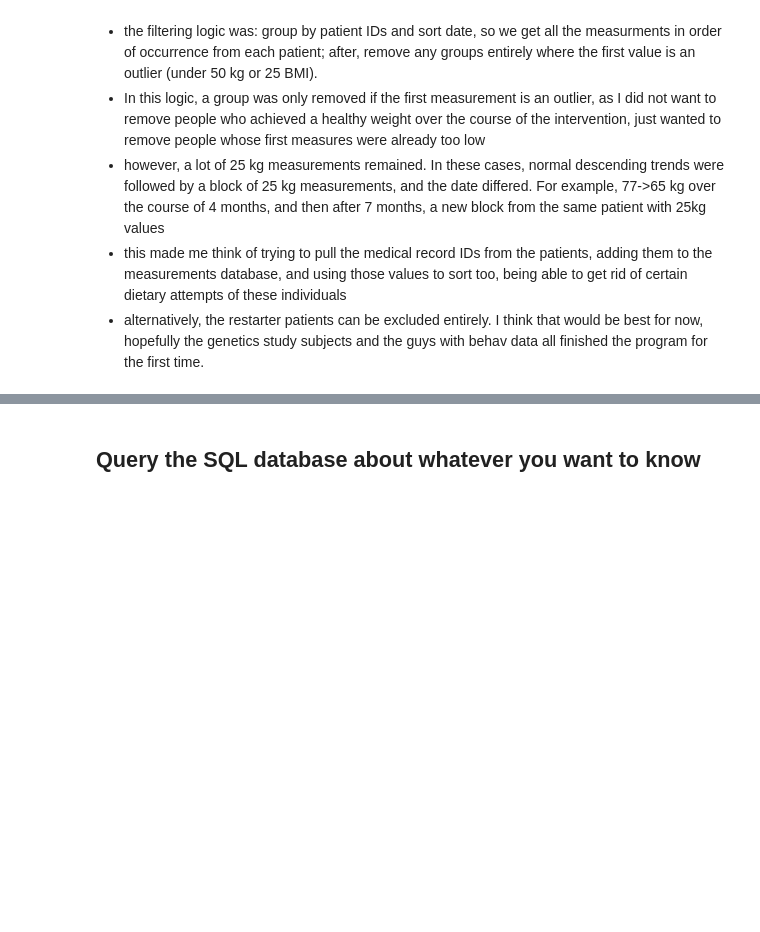
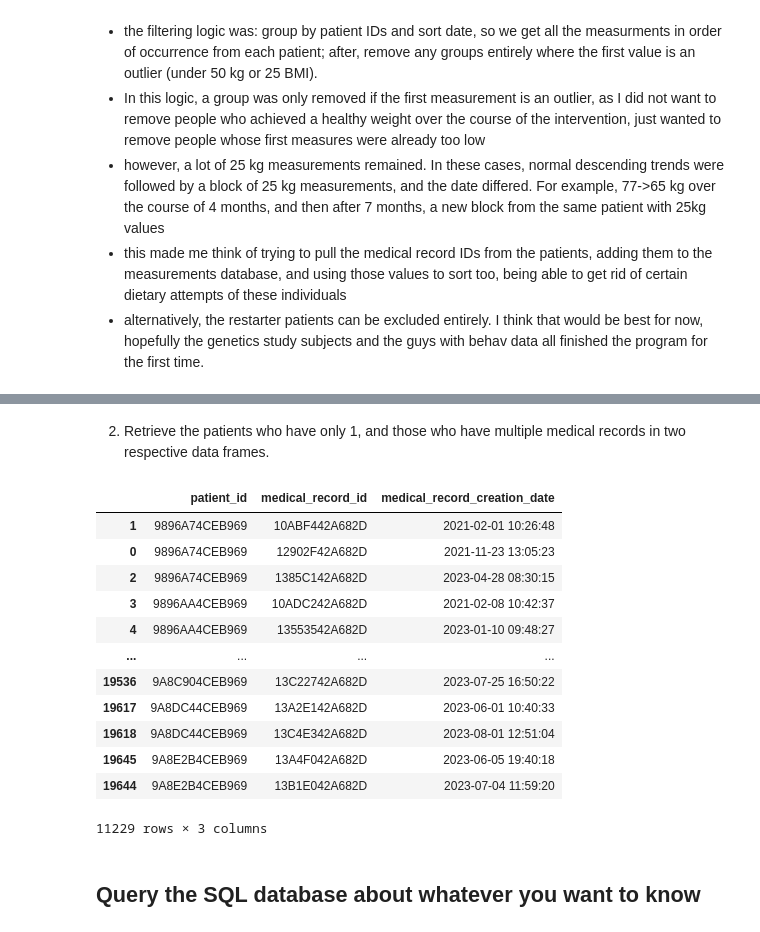
Before and after one commit to Miksa-uam/PROMET_2026, a Jupyter notebook: pnk_data_wrangling.ipynb, the cells around one changed output, grey strips where cells are left out. Saved outputs shown, nothing was run; the diff lists cells and outputs as text; code cells hidden in the pictures; blank space fills up the shorter version.

```diff
--- a/pnk_data_wrangling.ipynb
+++ b/pnk_data_wrangling.ipynb
@@ -773,3 +852,43 @@ prescriptions_standard_clean_1.head()
+# %% [markdown]
+2. Retrieve the patients who have only 1, and those who have multiple medical records in two respective data frames.
+# %%
+# First, save those with 1 medical record
+
+# Sort by patient_id and date, group by patient_id, and filter groups with one element
+patients_with_medical_records = patients_with_medical_records.sort_values(
+    by=["patient_id", "medical_record_creation_date"]
+)
+filtered = patients_with_medical_records.groupby("patient_id").filter(
+    lambda group: len(group) == 1
+)
+single_record_patients = filtered
+single_record_patients
+
+# Second, save those with multiple medical records
+
+# Sort by patient_id and medical_record_creation_date, group by patient_id, and filter groups with more than one element
+patients_with_medical_records = patients_with_medical_records.sort_values(
+    by=["patient_id", "medical_record_creation_date"]
+)
+filtered = patients_with_medical_records.groupby("patient_id").filter(
+    lambda group: len(group) > 1
+)
+multiple_records_patients = filtered
+multiple_records_patients
+# %% [output]
+|  | patient_id | medical_record_id | medical_record_creation_date |
+| 1 | 9896A74CEB969 | 10ABF442A682D | 2021-02-01 10:26:48 |
+| 0 | 9896A74CEB969 | 12902F42A682D | 2021-11-23 13:05:23 |
+| 2 | 9896A74CEB969 | 1385C142A682D | 2023-04-28 08:30:15 |
+| 3 | 9896AA4CEB969 | 10ADC242A682D | 2021-02-08 10:42:37 |
+| 4 | 9896AA4CEB969 | 13553542A682D | 2023-01-10 09:48:27 |
+| ... | ... | ... | ... |
+| 19536 | 9A8C904CEB969 | 13C22742A682D | 2023-07-25 16:50:22 |
+| 19617 | 9A8DC44CEB969 | 13A2E142A682D | 2023-06-01 10:40:33 |
+| 19618 | 9A8DC44CEB969 | 13C4E342A682D | 2023-08-01 12:51:04 |
+| 19645 | 9A8E2B4CEB969 | 13A4F042A682D | 2023-06-05 19:40:18 |
+| 19644 | 9A8E2B4CEB969 | 13B1E042A682D | 2023-07-04 11:59:20 |
+11229 rows × 3 columns
 # %% [markdown]
 ## Query the SQL database about whatever you want to know
 # %% [markdown]
```
Also changed, not shown: parts of 10 cells of this notebook, 8 other files.
